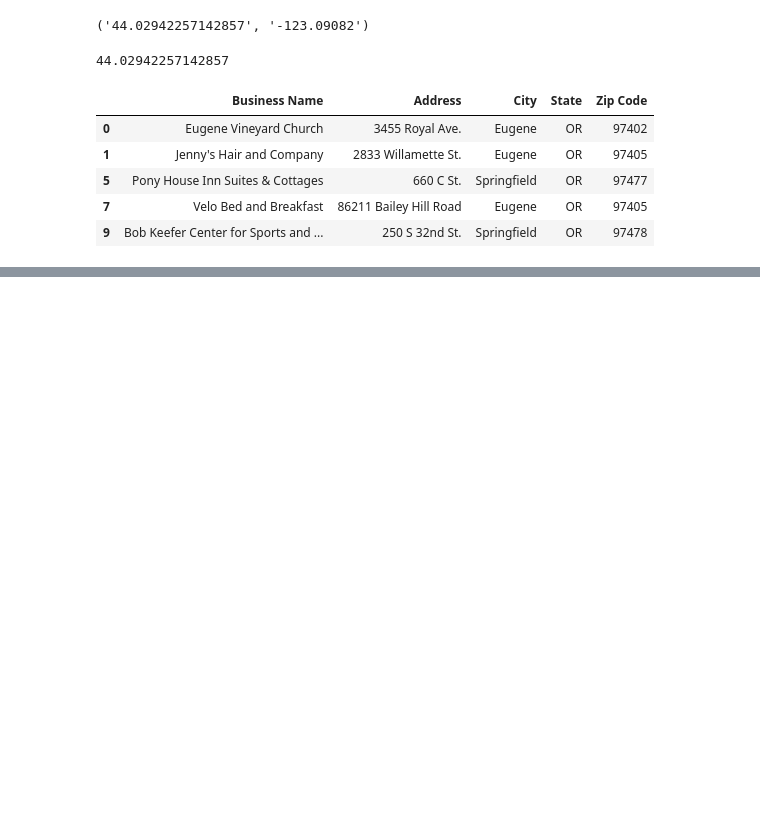
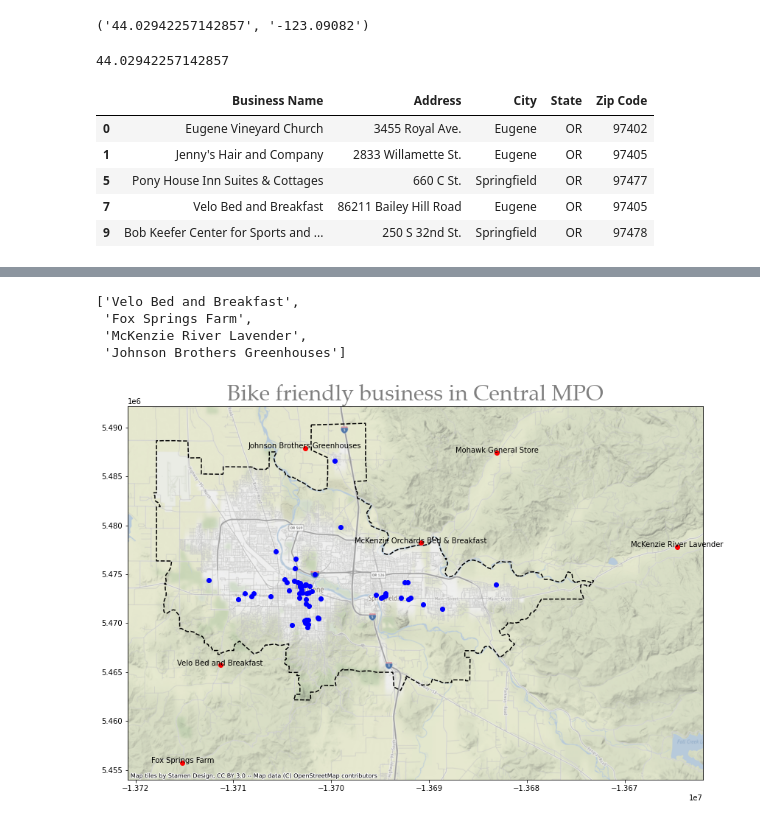
Before and after one commit to dongmeic/BikeCounting, a Jupyter notebook: BikeMap/Bike_Friendly_Businesses.ipynb, the cells around one changed output, grey strips where cells are left out. Cells and saved outputs as stored; diff of their text form; code cells hidden in the pictures; blank space fills up the shorter version.

Commit message:
created bike friendly business

```diff
--- a/BikeMap/Bike_Friendly_Businesses.ipynb
+++ b/BikeMap/Bike_Friendly_Businesses.ipynb
@@ -305,0 +444,2 @@ matches0['Latitude'] = matches0.FullAddress.apply(lambda x: float(getCoordinates
+# %%
+MPObd = gpd.read_file("V:/Data/Transportation/MPO_Bound.shp")
@@ -305,0 +450,3 @@ matches0['Latitude'] = matches0.FullAddress.apply(lambda x: float(getCoordinates
+# %%
+outside = gpd.overlay(gdf, MPObd, how='difference')
+outside
@@ -305,0 +461,24 @@ matches0['Latitude'] = matches0.FullAddress.apply(lambda x: float(getCoordinates
+# %%
+[x for x in outside['Business Name'].values if x in matches0_edited['Business Name'].values]
+# %% [output]
+['Velo Bed and Breakfast',
+ 'Fox Springs Farm',
+ 'McKenzie River Lavender',
+ 'Johnson Brothers Greenhouses']
+# %%
+inside = gpd.overlay(gdf, MPObd, how='intersection')
+# %%
+outside['coords'] = outside['geometry'].apply(lambda x: x.representative_point().coords[:])
+outside['coords'] = [coords[0] for coords in outside['coords']]
+# %%
+fig, ax = plt.subplots(figsize=(14, 12))
+inside.plot(ax=ax, color='blue', aspect=1)
+MPObd.plot(ax=ax, facecolor="none", edgecolor="black", linestyle='--', linewidth = 1.5, aspect=1)
+outside.plot(ax=ax, color='red', aspect=1)
+for idx, row in outside.iterrows():
+    plt.annotate(s=row['Business Name'], xy=row['coords'],
+                 horizontalalignment='center')
+ctx.add_basemap(ax, alpha = 0.7)
+plt.title("Bike friendly business in Central MPO", fontsize=30, fontname="Palatino Linotype", color="grey");
+# %% [output]
+[figure, added]
```
Also changed, not shown: parts of 28 cells of this notebook, 4 other files.
